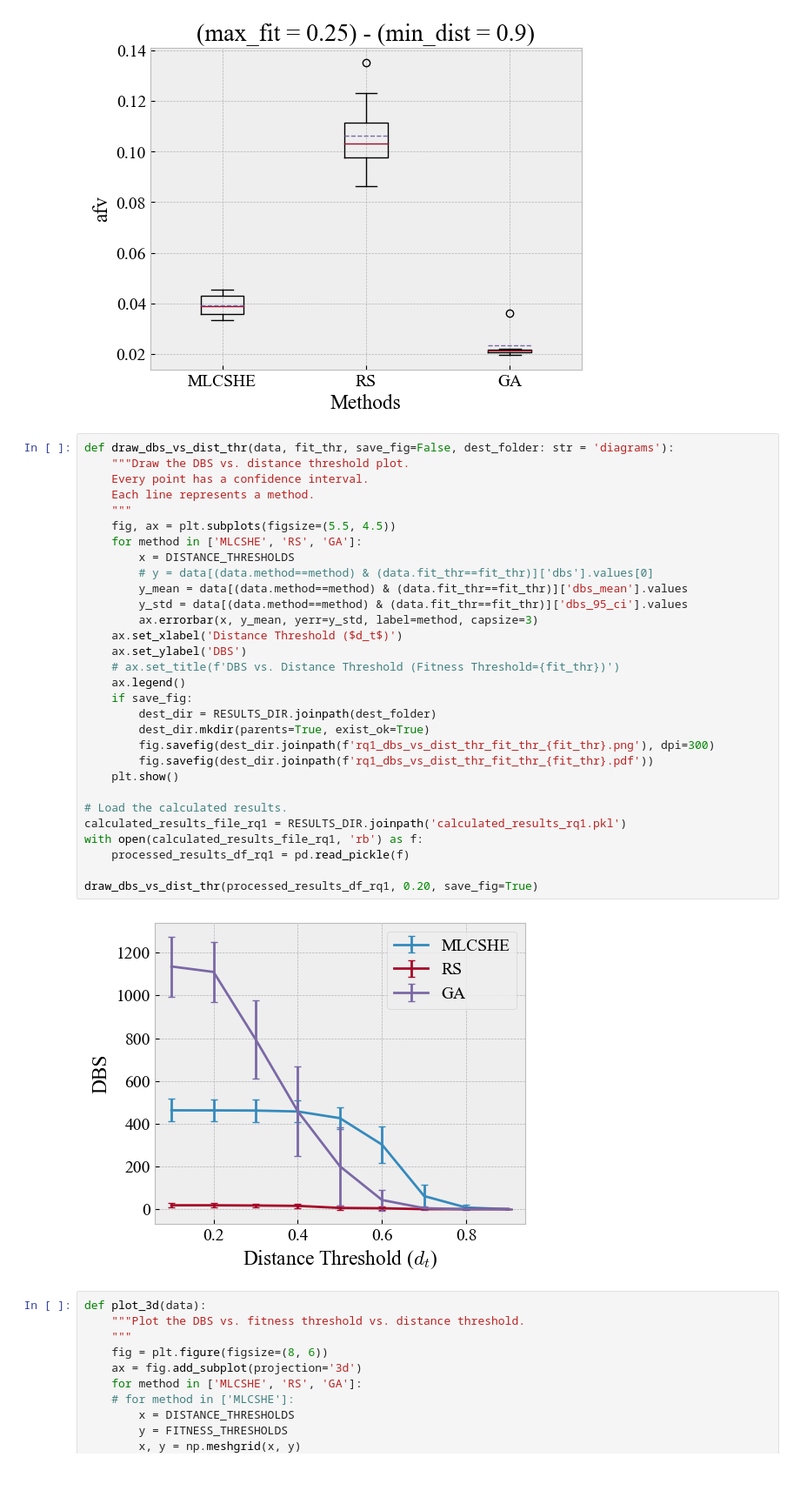
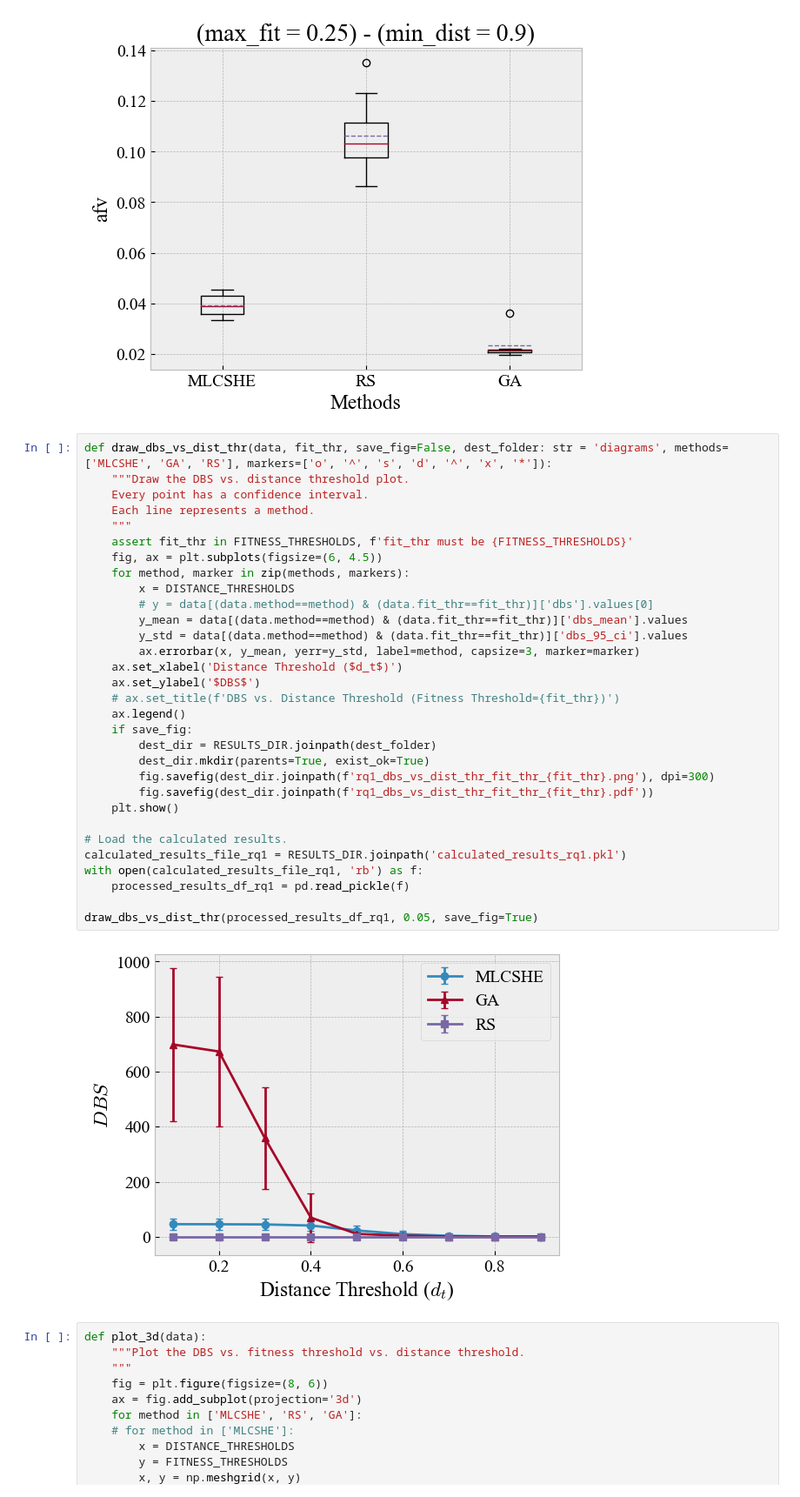
Before and after one commit to SepShr/MLCSHE, a Jupyter notebook: postprocess.ipynb, the cells around one changed output. Shown at 87% size. Saved outputs shown, nothing was run; the diff lists cells and outputs as text.

Commit message:
updated RQ2 plots

```diff
--- a/postprocess.ipynb
+++ b/postprocess.ipynb
@@ -378,37 +378,38 @@ for fit_thr, dist_thr, metric in product(FITNESS_THRESHOLDS, DISTANCE_THRESHOLDS
 c:\Users\sepeh\Projects\MLCSHE\results\postprocess\calculated_results_rq1.pkl
 [figure]
 # %%
-def draw_dbs_vs_dist_thr(data, fit_thr, save_fig=False, dest_folder: str = 'diagrams'):
+def draw_dbs_vs_dist_thr(data, fit_thr, save_fig=False, dest_folder: str = 'diagrams', methods=['MLCSHE', 'GA', 'RS'], markers=['o', '^', 's', 'd', '^', 'x', '*']):
     """Draw the DBS vs. distance threshold plot.
     Every point has a confidence interval.
     Each line represents a method.
     """
-    fig, ax = plt.subplots(figsize=(5.5, 4.5))
-    for method in ['MLCSHE', 'RS', 'GA']:
+    assert fit_thr in FITNESS_THRESHOLDS, f'fit_thr must be {FITNESS_THRESHOLDS}'
+    fig, ax = plt.subplots(figsize=(6, 4.5))
+    for method, marker in zip(methods, markers):
         x = DISTANCE_THRESHOLDS
         # y = data[(data.method==method) & (data.fit_thr==fit_thr)]['dbs'].values[0]
         y_mean = data[(data.method==method) & (data.fit_thr==fit_thr)]['dbs_mean'].values
         y_std = data[(data.method==method) & (data.fit_thr==fit_thr)]['dbs_95_ci'].values
-        ax.errorbar(x, y_mean, yerr=y_std, label=method, capsize=3)
+        ax.errorbar(x, y_mean, yerr=y_std, label=method, capsize=3, marker=marker)
     ax.set_xlabel('Distance Threshold ($d_t$)')
-    ax.set_ylabel('DBS')
+    ax.set_ylabel('$DBS$')
     # ax.set_title(f'DBS vs. Distance Threshold (Fitness Threshold={fit_thr})')
     ax.legend()
     if save_fig:
         dest_dir = RESULTS_DIR.joinpath(dest_folder)
         dest_dir.mkdir(parents=True, exist_ok=True)
         fig.savefig(dest_dir.joinpath(f'rq1_dbs_vs_dist_thr_fit_thr_{fit_thr}.png'), dpi=300)
         fig.savefig(dest_dir.joinpath(f'rq1_dbs_vs_dist_thr_fit_thr_{fit_thr}.pdf'))
     plt.show()
 
 # Load the calculated results.
 calculated_results_file_rq1 = RESULTS_DIR.joinpath('calculated_results_rq1.pkl')
 with open(calculated_results_file_rq1, 'rb') as f:
     processed_results_df_rq1 = pd.read_pickle(f)
 
-draw_dbs_vs_dist_thr(processed_results_df_rq1, 0.20, save_fig=True)
+draw_dbs_vs_dist_thr(processed_results_df_rq1, 0.05, save_fig=True)
 # %% [output]
-[figure, old version]
+[figure, new version]
 # %%
 def plot_3d(data):
     """Plot the DBS vs. fitness threshold vs. distance threshold.
```
Also changed, not shown: parts of 2 cells of this notebook.
